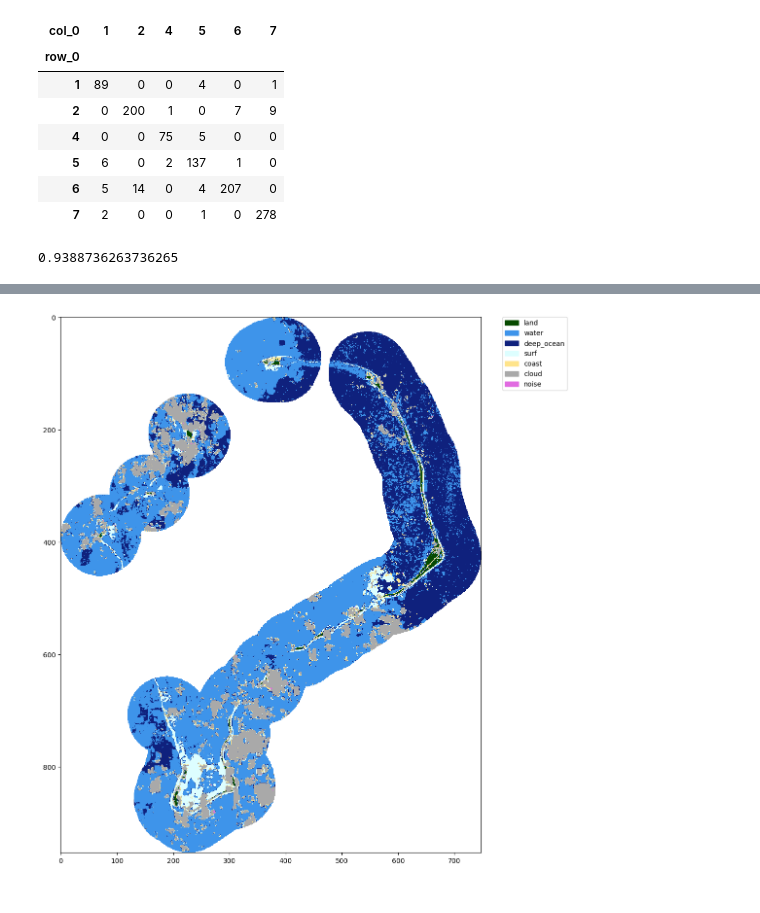
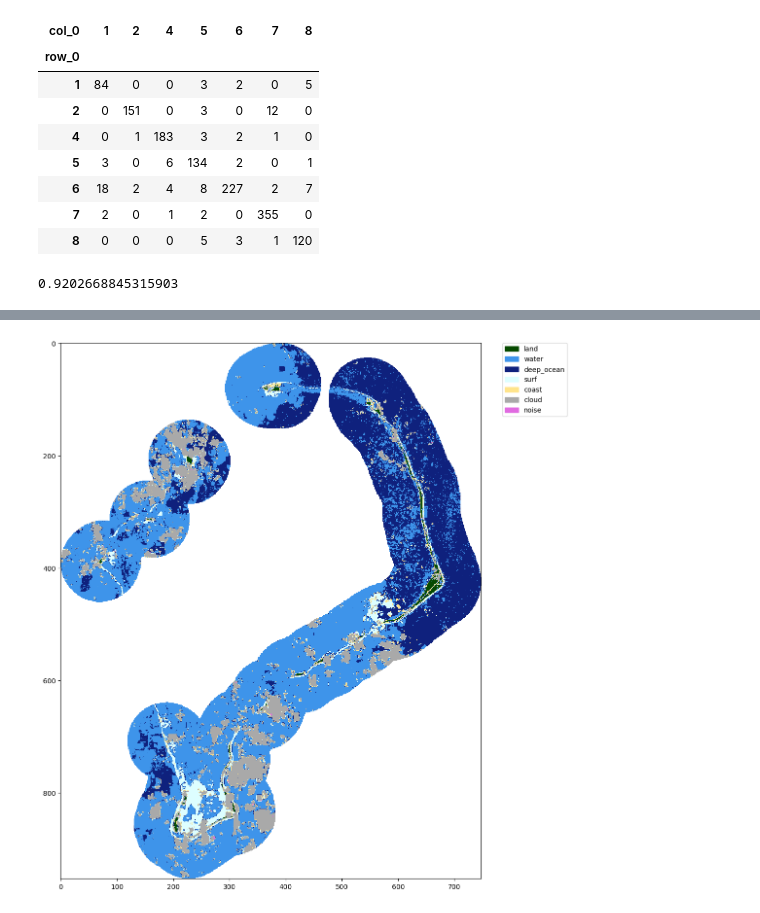
Before and after one commit to digitalearthpacific/dep-coastlines, a Jupyter notebook: notebooks/mask_model.ipynb, the cells around one changed output, grey strips where cells are left out. Saved outputs shown, nothing was run; the diff lists cells and outputs as text; code cells hidden in the pictures.

```diff
--- a/notebooks/mask_model.ipynb
+++ b/notebooks/mask_model.ipynb
@@ -43,19 +39,15 @@ from dep_coastlines.mask_model import prep_training_data
 # %%
-removes = ['shift', 'deep_ocean', 'water']
-training_data = pd.read_csv("../data/training_data_with_features_1Feb2024.csv").query('code not in @removes')
 
 codes = pd.DataFrame.from_records(
    [
-        ("land",        1,1,0, "#064a00"),
-        ("water",       2,2,0, "#3e94ea"),
-        ("deep_ocean",  3,2,0, "#0f217d"),
-        ("surf",        4,4,0, "#ddfeff"),
-        ("coast",       5,5,0, "#ffe48b"),
-        ("cloud",       6,6,1, "#a9a9a9"),
-        ("noise",       7,6,1, "#e16be1"),
-        ("noisy_water", 8,7,0, "#00ffff"),
-        ('clean_water', 9,2,0, "#ff0000")
+        ("land",         1,1,0, "#064a00"),
+        ('clean_water',  9,2,0, "#ff0000"),
+        ("noisy_water",  8,7,0, "#00ffff"),
+        ("surf",         4,4,0, "#ddfeff"),
+        ("coast",        5,5,0, "#ffe48b"),
+        ("cloud",        6,6,1, "#a9a9a9"),
+        ("noise",        7,6,1, "#e16be1"),
+        ('bare_terrain',10,8,0, "#0000ff"),
     ],
     columns=["code", "intcode", "simplintcode", "cloud", "color"],
 )
-training_data.columns
@@ -76,7 +54,6 @@ Index(['code', 'time', 'row', 'column', 'geometry', 'band', 'x', 'y',
 # %%
-training_data = pd.read_csv("../data/training_data_with_features_1Feb2024.csv").query('code != "shift"')
-
-
+removes = ['shift', 'deep_ocean', 'water']
+training_data = pd.read_csv("../data/training_data_with_features_9Feb.csv").query('code not in @removes')
 
 training_data = training_data.join(codes.set_index("code"), on="code")
 training_columns = [
@@ -94,49 +71,48 @@ training_columns = [
         "swir16_mad",
         "swir22",
         "swir22_mad",
         "blue_dev",
      #   "count_dev",
         "green_dev",
         "red_dev",
         "nir08_dev",
         "swir16_dev",
         "swir22_dev",
        "blue_all",
     #   "count_all",
        "green_all",
         "nir08_all",
         "red_all",
        "swir16_all",
      "swir22_all",
      "mndwi",
      "ndwi",
      "mndwi_all",
      "ndwi_all"
 ]
 training_data = training_data.dropna(subset=training_columns)
 from sklearn import preprocessing
 X = training_data.loc[:, training_columns].to_numpy()
-#scaler = preprocessing.StandardScaler().fit(X)
-#X = scaler.transform(X)
-y = training_data.simplintcode.to_numpy()
-#m = LogisticRegression(max_iter=1000)
+response_column = 'simplintcode'
+y = training_data[response_column].to_numpy()
 m = RandomForestClassifier()
 cv = cross_val_score(m, X, y, cv=10)
 cxp = cross_val_predict(m, X, y, cv=10)
 pd.crosstab(y, cxp)
 # %% [output]
-| col_0 | 1 | 2 | 4 | 5 | 6 | 7 |
-| row_0 |  |  |  |  |  |  |
-| 1 | 89 | 0 | 0 | 4 | 0 | 1 |
-| 2 | 0 | 200 | 1 | 0 | 7 | 9 |
-| 4 | 0 | 0 | 75 | 5 | 0 | 0 |
-| 5 | 6 | 0 | 2 | 137 | 1 | 0 |
-| 6 | 5 | 14 | 0 | 4 | 207 | 0 |
-| 7 | 2 | 0 | 0 | 1 | 0 | 278 |
+| col_0 | 1 | 2 | 4 | 5 | 6 | 7 | 8 |
+| row_0 |  |  |  |  |  |  |  |
+| 1 | 84 | 0 | 0 | 3 | 2 | 0 | 5 |
+| 2 | 0 | 151 | 0 | 3 | 0 | 12 | 0 |
+| 4 | 0 | 1 | 183 | 3 | 2 | 1 | 0 |
+| 5 | 3 | 0 | 6 | 134 | 2 | 0 | 1 |
+| 6 | 18 | 2 | 4 | 8 | 227 | 2 | 7 |
+| 7 | 2 | 0 | 1 | 2 | 0 | 355 | 0 |
+| 8 | 0 | 0 | 0 | 5 | 3 | 1 | 120 |
 # %%
 cv.mean()
 # %% [output]
-0.9388736263736265
+0.9202668845315903
 # %%
 full_model = m.fit(X, y)
 
```
Also changed, not shown: parts of 7 cells of this notebook, 8 other files.
